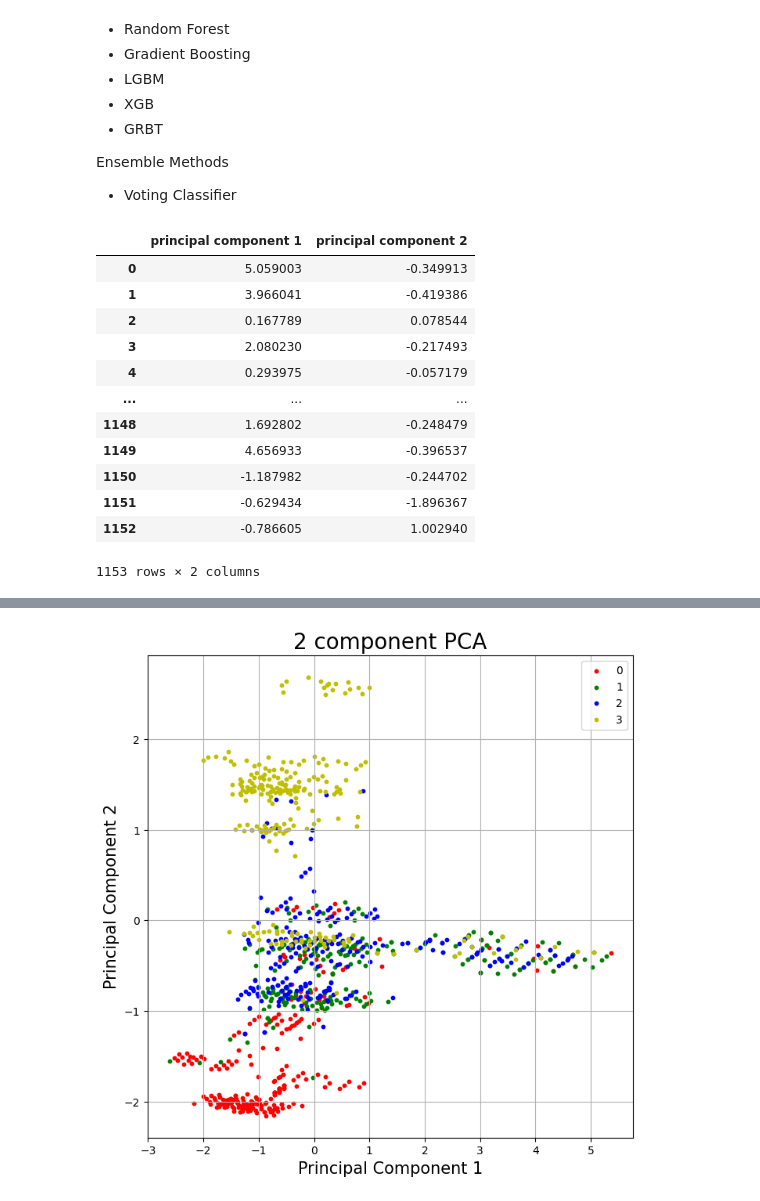
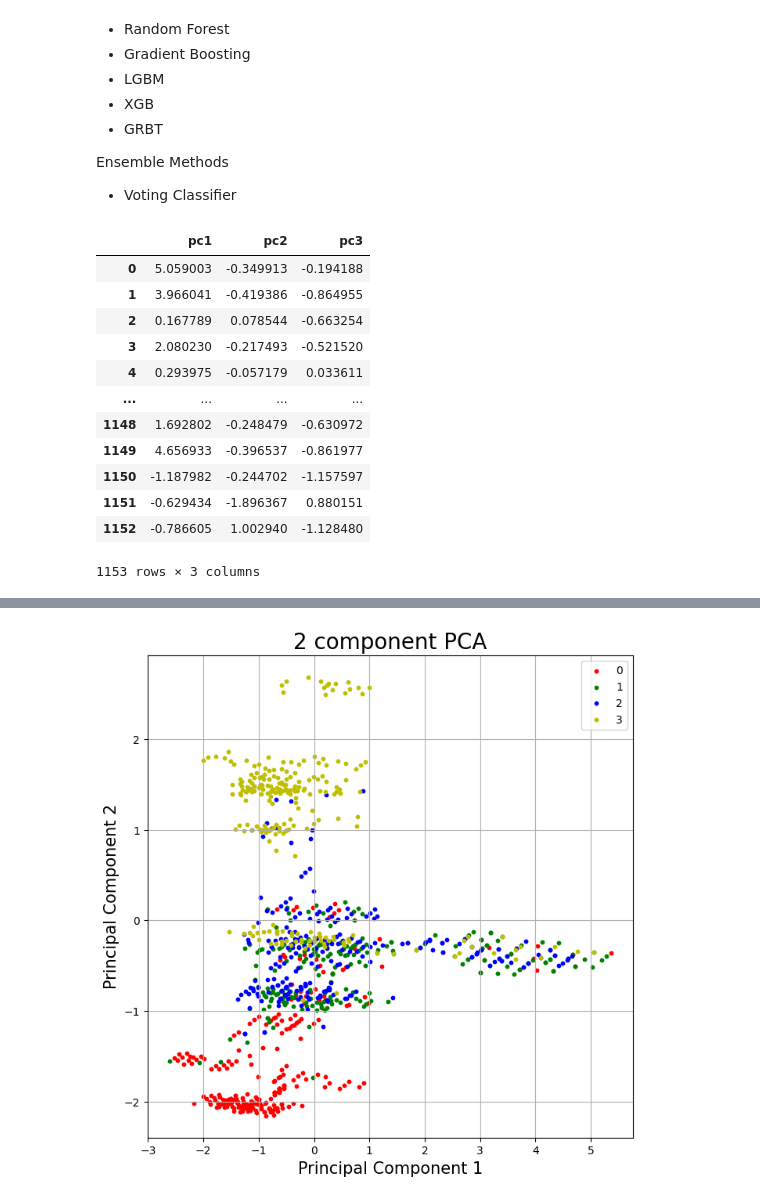
Before and after one commit to devinshende/learning-ml, a Jupyter notebook: classification.ipynb, the cells around one changed output, grey strips where cells are left out. Saved outputs shown, nothing was run; the diff lists cells and outputs as text; code cells hidden in the pictures.

```diff
--- a/classification.ipynb
+++ b/classification.ipynb
@@ -219,26 +219,26 @@ X_test = x_te
 # %%
 from sklearn.decomposition import PCA
 
-pca = PCA(n_components=2)
+pca = PCA(n_components=3)
 
 principalComponents = pca.fit_transform(x_tr)
 # principalComponents = pca.fit_transform(x_te)
 
 
 principalDf = pd.DataFrame(data = principalComponents
-             , columns = ['principal component 1', 'principal component 2'])
+             , columns = ['pc1', 'pc2', 'pc3'])
 principalDf
 # %% [output]
-|  | principal component 1 | principal component 2 |
-| 0 | 5.059003 | -0.349913 |
-| 1 | 3.966041 | -0.419386 |
-| 2 | 0.167789 | 0.078544 |
-| 3 | 2.080230 | -0.217493 |
-| 4 | 0.293975 | -0.057179 |
-| ... | ... | ... |
-| 1148 | 1.692802 | -0.248479 |
-| 1149 | 4.656933 | -0.396537 |
-| 1150 | -1.187982 | -0.244702 |
-| 1151 | -0.629434 | -1.896367 |
-| 1152 | -0.786605 | 1.002940 |
+|  | pc1 | pc2 | pc3 |
+| 0 | 5.059003 | -0.349913 | -0.194188 |
+| 1 | 3.966041 | -0.419386 | -0.864955 |
+| 2 | 0.167789 | 0.078544 | -0.663254 |
+| 3 | 2.080230 | -0.217493 | -0.521520 |
+| 4 | 0.293975 | -0.057179 | 0.033611 |
+| ... | ... | ... | ... |
+| 1148 | 1.692802 | -0.248479 | -0.630972 |
+| 1149 | 4.656933 | -0.396537 | -0.861977 |
+| 1150 | -1.187982 | -0.244702 | -1.157597 |
+| 1151 | -0.629434 | -1.896367 | 0.880151 |
+| 1152 | -0.786605 | 1.002940 | -1.128480 |
-1153 rows × 2 columns
+1153 rows × 3 columns
```
Also changed, not shown: parts of 4 cells of this notebook.
